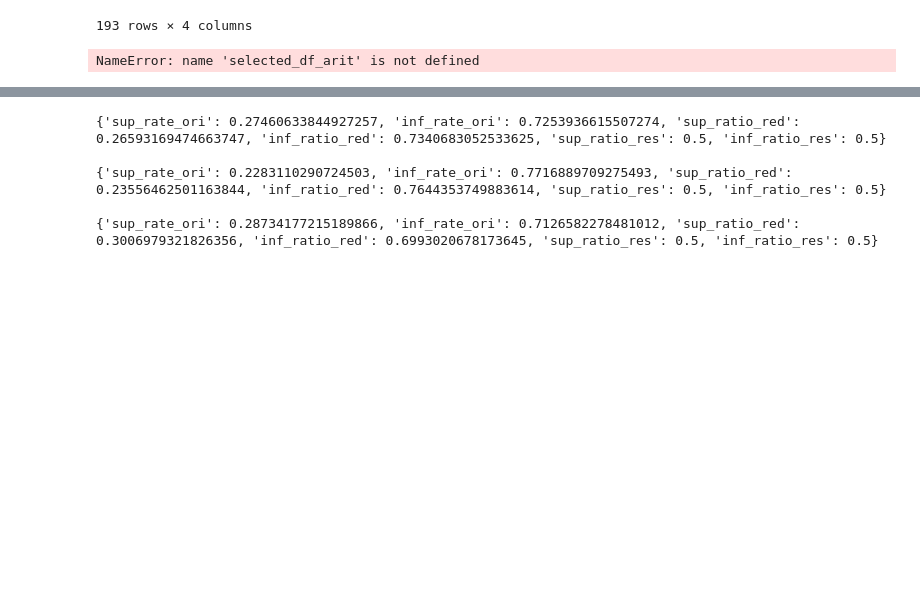
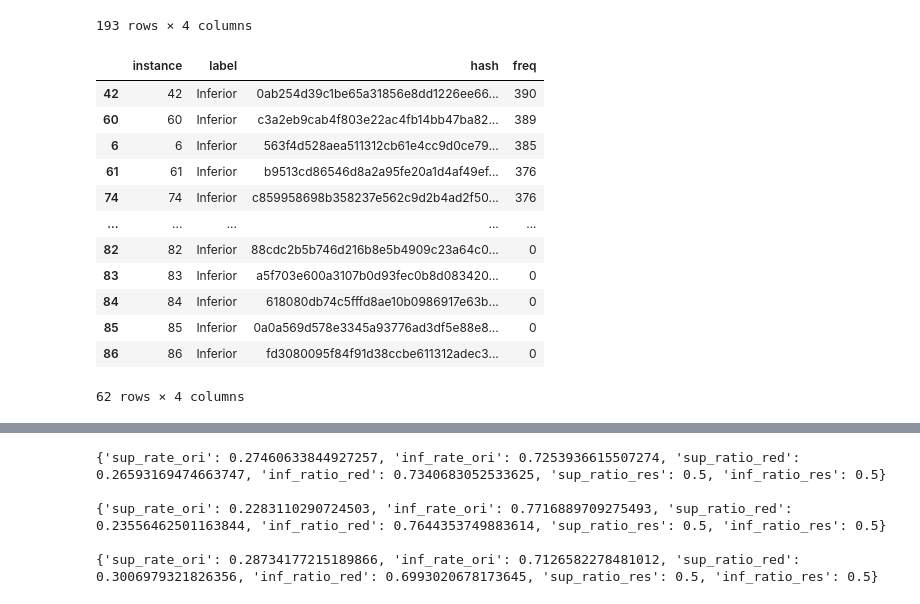
Before and after one commit to HenriqueHott/miloud-2013-ant-is, a Jupyter notebook: analytics.ipynb, the cells around one changed output, grey strips where cells are left out. Drawn from its saved outputs; the diff is of its cells as text; code cells hidden in the pictures; blank space fills up the shorter version.

```diff
--- a/analytics.ipynb
+++ b/analytics.ipynb
@@ -192,34 +192,47 @@ complete_selected_esc_inf.to_csv('outputs/mais_selecionadas_tdah_esc_inf.csv',in
 complete_selected_leit_sup.to_csv('outputs/mais_selecionadas_tdah_leit_sup.csv',index=False)
 complete_selected_leit_inf.to_csv('outputs/mais_selecionadas_tdah_leit_inf.csv',index=False)
 
 
 # Get instances not selected file
 selected = selected_df_arit[(selected_df_arit['freq'] == 0) & (selected_df_arit['label'] == 'Superior')]
 complete_selected_arit_sup = get_original_data(selected, arit_train_dataset)
 
 selected = selected_df_arit[(selected_df_arit['freq'] == 0) & (selected_df_arit['label'] == 'Inferior')]
 complete_selected_arit_inf = get_original_data(selected, arit_train_dataset)
 
 selected = selected_df_esc[(selected_df_esc['freq'] == 0) & (selected_df_esc['label'] == 'Superior')]
 complete_selected_esc_sup = get_original_data(selected, esc_train_dataset)
 
 selected = selected_df_esc[(selected_df_esc['freq'] == 0) & (selected_df_esc['label'] == 'Inferior')]
 complete_selected_esc_inf = get_original_data(selected, esc_train_dataset)
 
 selected = selected_df_leit[(selected_df_leit['freq'] == 0) & (selected_df_leit['label'] == 'Superior')]
 complete_selected_leit_sup = get_original_data(selected, leit_train_dataset)
 
 selected = selected_df_leit[(selected_df_leit['freq'] == 0) & (selected_df_leit['label'] == 'Inferior')]
 complete_selected_leit_inf = get_original_data(selected, leit_train_dataset)
 
 complete_selected_arit_sup.to_csv('outputs/nao_selecionadas_tdah_arit_sup.csv',index=False)
 complete_selected_arit_inf.to_csv('outputs/nao_selecionadas_tdah_arit_inf.csv',index=False)
 complete_selected_esc_sup.to_csv('outputs/nao_selecionadas_tdah_esc_sup.csv',index=False)
 complete_selected_esc_inf.to_csv('outputs/nao_selecionadas_tdah_esc_inf.csv',index=False)
 complete_selected_leit_sup.to_csv('outputs/nao_selecionadas_tdah_leit_sup.csv',index=False)
 complete_selected_leit_inf.to_csv('outputs/nao_selecionadas_tdah_leit_inf.csv',index=False)
+leit_inf_selected
 # %% [output]
+|  | instance | label | hash | freq |
+| 42 | 42 | Inferior | 0ab254d39c1be65a31856e8dd1226ee66... | 390 |
+| 60 | 60 | Inferior | c3a2eb9cab4f803e22ac4fb14bb47ba82... | 389 |
+| 6 | 6 | Inferior | 563f4d528aea511312cb61e4cc9d0ce79... | 385 |
+| 61 | 61 | Inferior | b9513cd86546d8a2a95fe20a1d4af49ef... | 376 |
+| 74 | 74 | Inferior | c859958698b358237e562c9d2b4ad2f50... | 376 |
+| ... | ... | ... | ... | ... |
+| 82 | 82 | Inferior | 88cdc2b5b746d216b8e5b4909c23a64c0... | 0 |
+| 83 | 83 | Inferior | a5f703e600a3107b0d93fec0b8d083420... | 0 |
+| 84 | 84 | Inferior | 618080db74c5fffd8ae10b0986917e63b... | 0 |
+| 85 | 85 | Inferior | 0a0a569d578e3345a93776ad3df5e88e8... | 0 |
+| 86 | 86 | Inferior | fd3080095f84f91d38ccbe611312adec3... | 0 |
-NameError: name 'selected_df_arit' is not defined
+62 rows × 4 columns
 # %%
 def create_heatmap_instances(freq, i, fig, pallete):
     grid_kws = {"height_ratios": (.9, .05), "hspace": .2}
```
Also changed, not shown: parts of 2 cells of this notebook, 13 other files.
